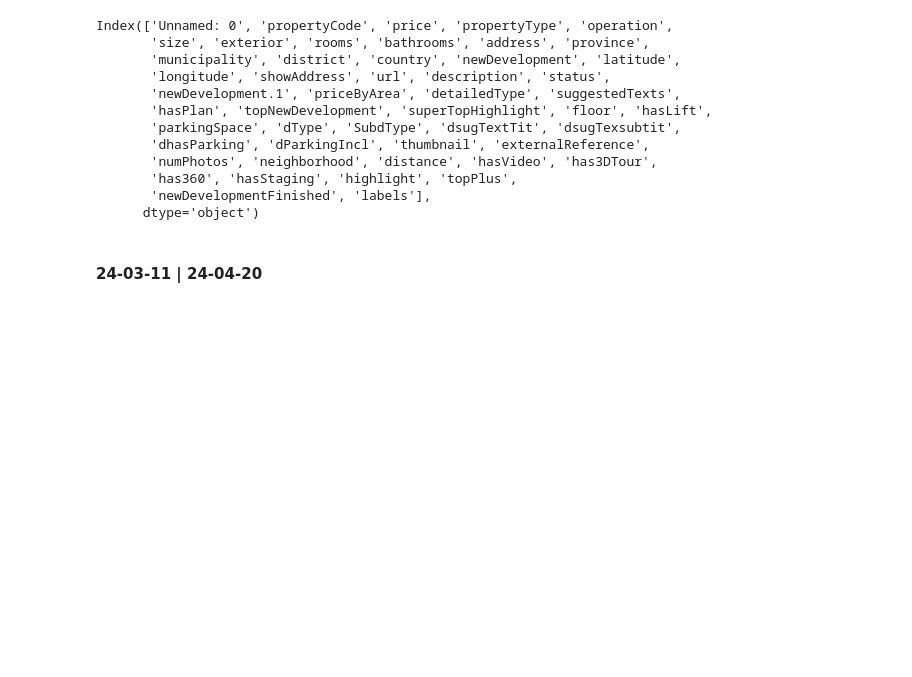
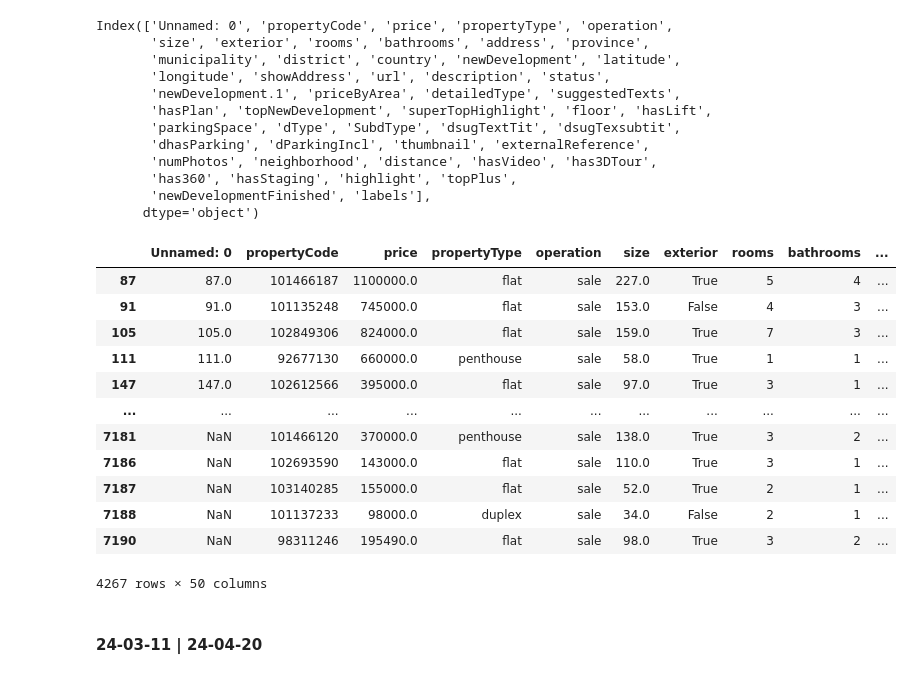
Before and after one commit to asgr29/EDA_Inmuebles_Idealista, a Jupyter notebook: src/notebooks/notebook-eda.ipynb, the cells around one changed output. Cells and saved outputs as stored; diff of their text form; code cells hidden in the pictures; blank space fills up the shorter version.

```diff
--- a/src/notebooks/notebook-eda.ipynb
+++ b/src/notebooks/notebook-eda.ipynb
@@ -360,5 +360,23 @@ Index(['Unnamed: 0', 'propertyCode', 'price', 'propertyType', 'operation',
        'has360', 'hasStaging', 'highlight', 'topPlus',
        'newDevelopmentFinished', 'labels'],
       dtype='object')
+# %%
+
+duplicados = df_union_01_08["propertyCode"].duplicated()
+df_union_01_08.loc[duplicados]
+# %% [output]
+|  | Unnamed: 0 | propertyCode | price | propertyType | operation | size | exterior | rooms | bathrooms | ... |
+| 87 | 87.0 | 101466187 | 1100000.0 | flat | sale | 227.0 | True | 5 | 4 | ... |
+| 91 | 91.0 | 101135248 | 745000.0 | flat | sale | 153.0 | False | 4 | 3 | ... |
+| 105 | 105.0 | 102849306 | 824000.0 | flat | sale | 159.0 | True | 7 | 3 | ... |
+| 111 | 111.0 | 92677130 | 660000.0 | penthouse | sale | 58.0 | True | 1 | 1 | ... |
+| 147 | 147.0 | 102612566 | 395000.0 | flat | sale | 97.0 | True | 3 | 1 | ... |
+| ... | ... | ... | ... | ... | ... | ... | ... | ... | ... | ... |
+| 7181 | NaN | 101466120 | 370000.0 | penthouse | sale | 138.0 | True | 3 | 2 | ... |
+| 7186 | NaN | 102693590 | 143000.0 | flat | sale | 110.0 | True | 3 | 1 | ... |
+| 7187 | NaN | 103140285 | 155000.0 | flat | sale | 52.0 | True | 2 | 1 | ... |
+| 7188 | NaN | 101137233 | 98000.0 | duplex | sale | 34.0 | False | 2 | 1 | ... |
+| 7190 | NaN | 98311246 | 195490.0 | flat | sale | 98.0 | True | 3 | 2 | ... |
+4267 rows × 50 columns
 # %% [markdown]
 #### 24-03-11 | 24-04-20
```
Also changed, not shown: parts of 1 cell of this notebook.
